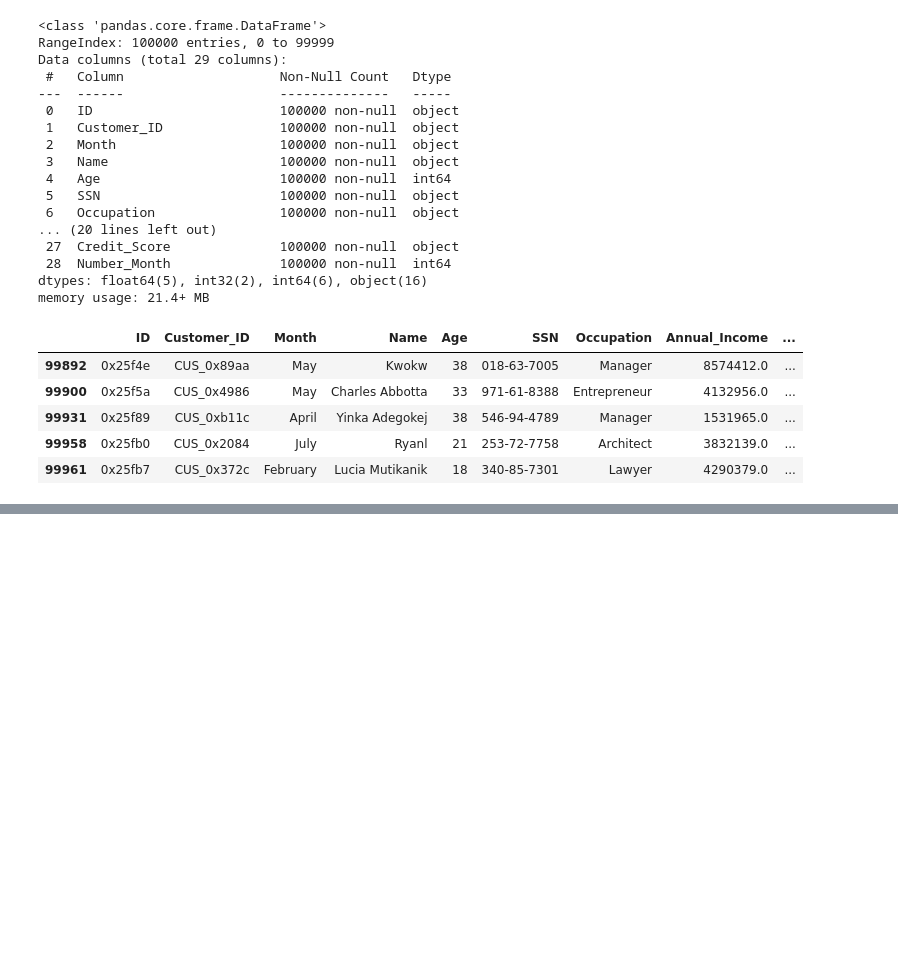
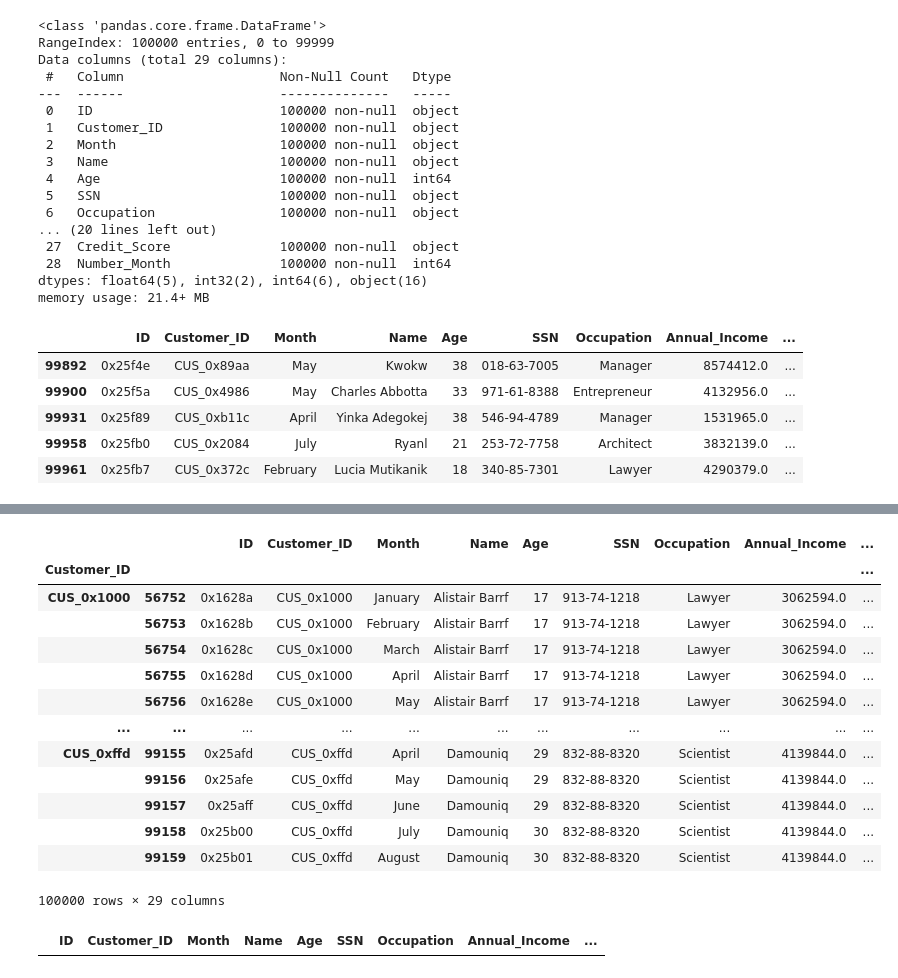
Before and after one commit to ViniciusOtoni/CreditScoreDataset, a Jupyter notebook: notebooks/n01_data_cleaning.ipynb, the cells around one changed output, grey strips where cells are left out. Cells and saved outputs as stored; diff of their text form; code cells hidden in the pictures; blank space fills up the shorter version.

```diff
--- a/notebooks/n01_data_cleaning.ipynb
+++ b/notebooks/n01_data_cleaning.ipynb
@@ -1171,0 +1191,2 @@ df.loc[df["Changed_Credit_Limit"].str.contains(r'[()\-_$#@!%&*]', regex=True)].t
+# %%
+df['Changed_Credit_Limit'] = df['Changed_Credit_Limit'].str.replace(r'[()\-_$#@!%&*]', '', regex=True) # tirando caracteres especiais
@@ -1171,0 +1210,2 @@ df.loc[df["Changed_Credit_Limit"].str.contains(r'[()\-_$#@!%&*]', regex=True)].t
+# %%
+df['Changed_Credit_Limit'] = df['Changed_Credit_Limit'].apply(lambda x: x if re.search(r'[^0-9]', x) else np.nan) # transformando para NaN os valores não numéricos
@@ -1171,0 +1228,17 @@ df.loc[df["Changed_Credit_Limit"].str.contains(r'[()\-_$#@!%&*]', regex=True)].t
+# %%
+df.groupby('Customer_ID').apply(lambda x: x[(x['Changed_Credit_Limit'].isna()) | ~(x['Changed_Credit_Limit'].isna())])
+# %% [output]
+|  |  | ID | Customer_ID | Month | Name | Age | SSN | Occupation | Annual_Income | ... |
+| Customer_ID |  |  |  |  |  |  |  |  |  | ... |
+| CUS_0x1000 | 56752 | 0x1628a | CUS_0x1000 | January | Alistair Barrf | 17 | 913-74-1218 | Lawyer | 3062594.0 | ... |
+|  | 56753 | 0x1628b | CUS_0x1000 | February | Alistair Barrf | 17 | 913-74-1218 | Lawyer | 3062594.0 | ... |
+|  | 56754 | 0x1628c | CUS_0x1000 | March | Alistair Barrf | 17 | 913-74-1218 | Lawyer | 3062594.0 | ... |
+|  | 56755 | 0x1628d | CUS_0x1000 | April | Alistair Barrf | 17 | 913-74-1218 | Lawyer | 3062594.0 | ... |
+|  | 56756 | 0x1628e | CUS_0x1000 | May | Alistair Barrf | 17 | 913-74-1218 | Lawyer | 3062594.0 | ... |
+| ... | ... | ... | ... | ... | ... | ... | ... | ... | ... | ... |
+| CUS_0xffd | 99155 | 0x25afd | CUS_0xffd | April | Damouniq | 29 | 832-88-8320 | Scientist | 4139844.0 | ... |
+|  | 99156 | 0x25afe | CUS_0xffd | May | Damouniq | 29 | 832-88-8320 | Scientist | 4139844.0 | ... |
+|  | 99157 | 0x25aff | CUS_0xffd | June | Damouniq | 29 | 832-88-8320 | Scientist | 4139844.0 | ... |
+|  | 99158 | 0x25b00 | CUS_0xffd | July | Damouniq | 30 | 832-88-8320 | Scientist | 4139844.0 | ... |
+|  | 99159 | 0x25b01 | CUS_0xffd | August | Damouniq | 30 | 832-88-8320 | Scientist | 4139844.0 | ... |
+100000 rows × 29 columns
@@ -1171,0 +1248,4 @@ df.loc[df["Changed_Credit_Limit"].str.contains(r'[()\-_$#@!%&*]', regex=True)].t
+# %%
+df.loc[df['Changed_Credit_Limit'].isna()] # verificando caso exista algum valor nulo
+# %% [output]
+|  | ID | Customer_ID | Month | Name | Age | SSN | Occupation | Annual_Income | ... |
```
Also changed, not shown: parts of 33 cells of this notebook, 1 other file.
